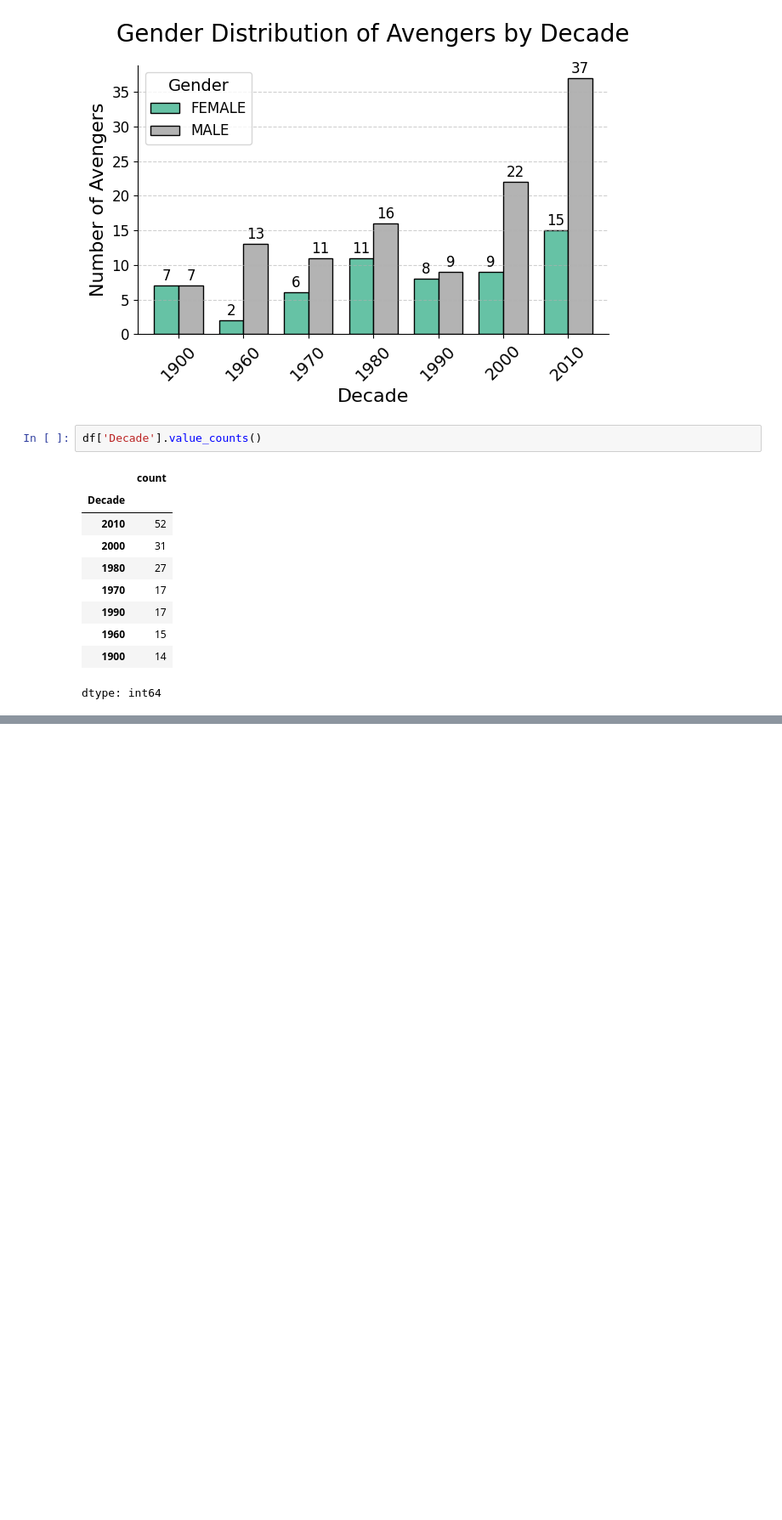
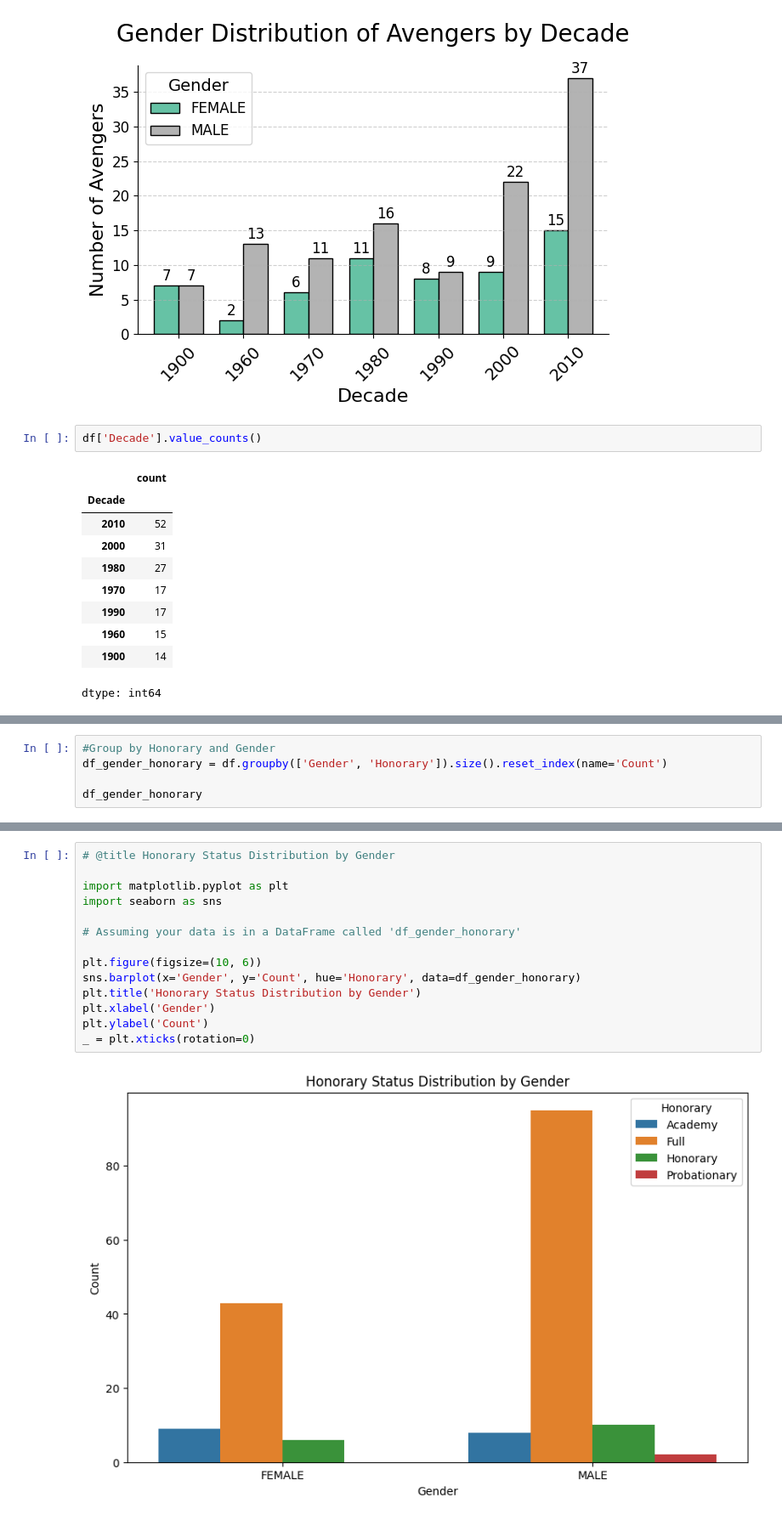
Before and after one commit to viktoruebelhart/avengers, a Jupyter notebook: avengers.ipynb, the cells around one changed output, grey strips where cells are left out. Shown at 85% size. Drawn from its saved outputs; the diff is of its cells as text; blank space fills up the shorter version.

```diff
--- a/avengers.ipynb
+++ b/avengers.ipynb
@@ -484,0 +509,5 @@ dtype: int64
+# %%
+#Group by Honorary and Gender
+df_gender_honorary = df.groupby(['Gender', 'Honorary']).size().reset_index(name='Count')
+
+df_gender_honorary
@@ -484,0 +523,16 @@ dtype: int64
+# %%
+# @title Honorary Status Distribution by Gender
+
+import matplotlib.pyplot as plt
+import seaborn as sns
+
+# Assuming your data is in a DataFrame called 'df_gender_honorary'
+
+plt.figure(figsize=(10, 6))
+sns.barplot(x='Gender', y='Count', hue='Honorary', data=df_gender_honorary)
+plt.title('Honorary Status Distribution by Gender')
+plt.xlabel('Gender')
+plt.ylabel('Count')
+_ = plt.xticks(rotation=0)
+# %% [output]
+[figure, added]
```
Also changed, not shown: parts of 4 cells of this notebook.
